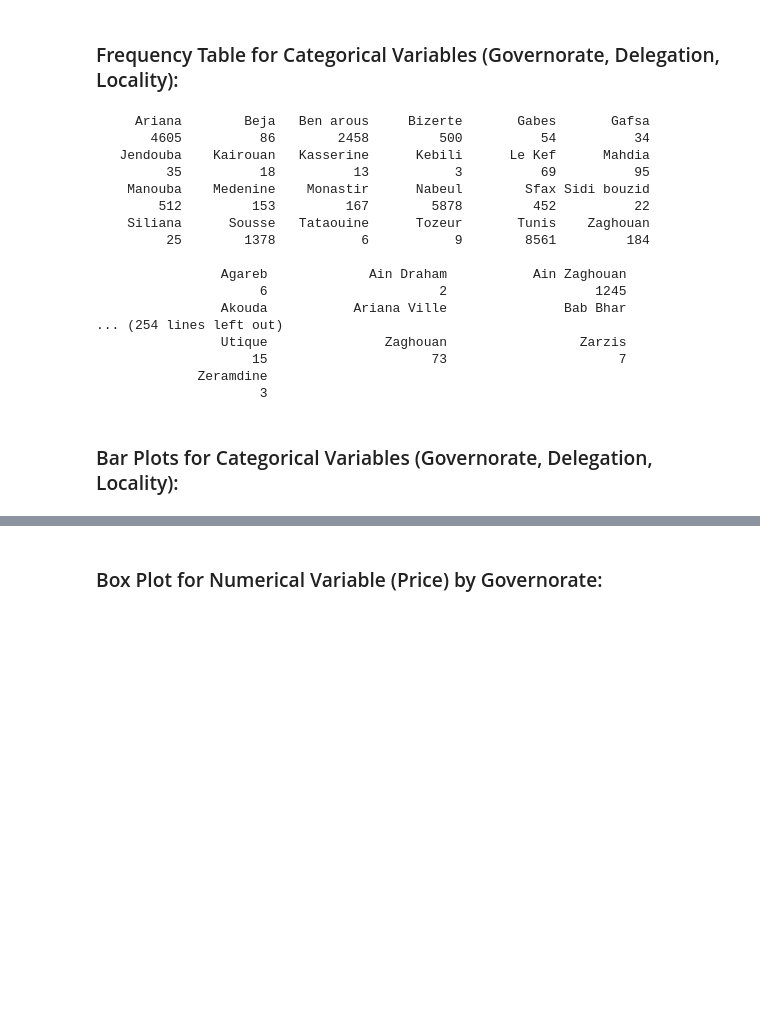
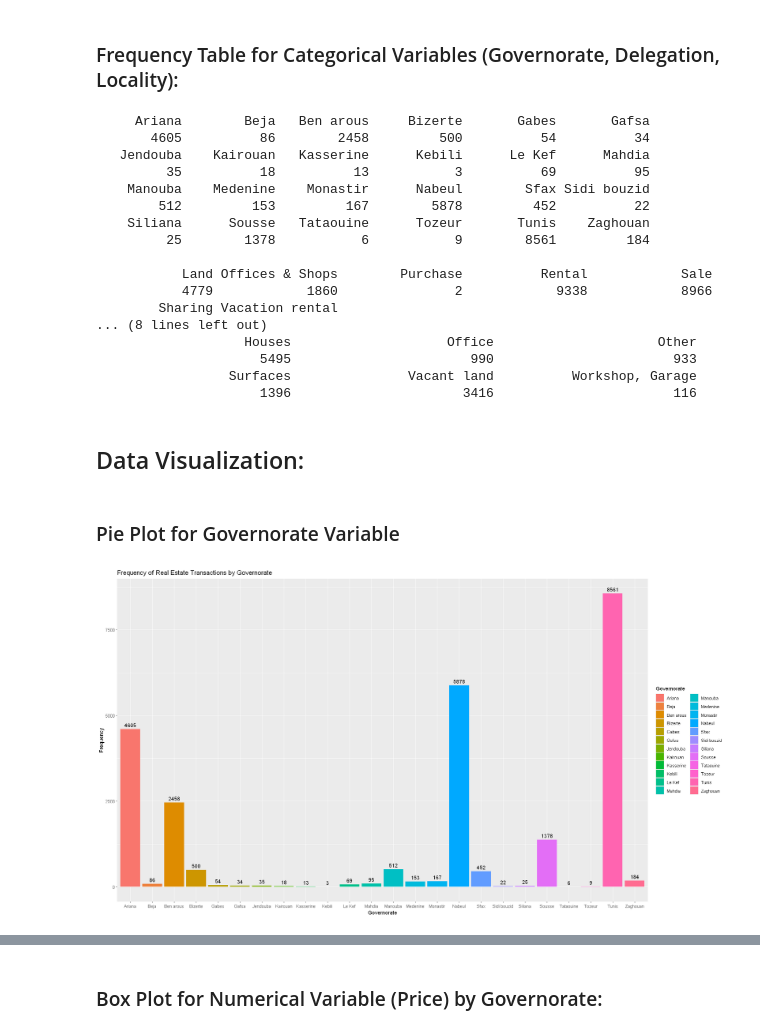
Before and after one commit to AzyzHm/Tunisia-Real-Estate-Analysis, a Jupyter notebook: Tunisia_real_estate_Analysis.ipynb, the cells around one changed output, grey strips where cells are left out. Saved outputs shown, nothing was run; the diff lists cells and outputs as text; code cells hidden in the pictures; blank space fills up the shorter version.

```diff
--- a/Tunisia_real_estate_Analysis.ipynb
+++ b/Tunisia_real_estate_Analysis.ipynb
@@ -109,13 +112,13 @@ summary(data$Price)
 table_governorate <- table(data$Governorate)
 print(table_governorate)
 
-# Frequency table for Delegation
-table_delegation <- table(data$Delegation)
-print(table_delegation)
+# Frequency table for Nature
+table_nature <- table(data$Nature)
+print(table_nature)
 
 # Frequency table for Locality
-table_locality <- table(data$Locality)
-print(table_locality)
+table_type_of_real_estate <- table(data$Type.of.Real.Estate)
+print(table_type_of_real_estate)
 # %% [output]
      Ariana        Beja   Ben arous     Bizerte       Gabes       Gafsa
        4605          86        2458         500          54          34
@@ -126,13 +129,11 @@ print(table_locality)
     Siliana      Sousse   Tataouine      Tozeur       Tunis    Zaghouan
          25        1378           6           9        8561         184
 
-                Agareb             Ain Draham           Ain Zaghouan
-                     6                      2                   1245
-                Akouda           Ariana Ville               Bab Bhar
-... (254 lines left out)
-                Utique               Zaghouan                 Zarzis
-                    15                     73                      7
-             Zeramdine
-                     3
+           Land Offices & Shops        Purchase          Rental            Sale
+           4779            1860               2            9338            8966
+        Sharing Vacation rental
+... (8 lines left out)
+                   Houses                    Office                     Other
+                     5495                       990                       933
+                 Surfaces               Vacant land          Workshop, Garage
+                     1396                      3416                       116
-# %% [markdown]
-### Bar Plots for Categorical Variables (Governorate, Delegation, Locality):
@@ -172,0 +140,23 @@ ggsave("plots/bar_plot_locality.png", plot_locality, width = 10, height = 6)
+# %% [markdown]
+## Data Visualization:
+# %% [markdown]
+### Pie Plot for Governorate Variable
+# %%
+# Set the default size of plots
+options(repr.plot.width=18, repr.plot.height=10)
+
+# Bar plot for Governorate
+plot_governorate <- ggplot(data, aes(x = Governorate, y = after_stat(count), fill = Governorate)) +
+  geom_bar(stat = "count", width = 0.9) +
+  geom_text(stat = 'count', aes(label = ..count..), vjust = -0.5) +
+  theme(axis.text.x = element_text(hjust = 0.5)) +
+  ggtitle("Frequency of Real Estate Transactions by Governorate") +
+  xlab("Governorate") +
+  ylab("Frequency")
+
+plot_governorate
+
+# Save the pie chart for Governorate as an image
+ggsave("plots/Frequency of Real Estate Transactions by Governorate.png", plot_governorate, width = 18, height = 10)
+# %% [output]
+[figure, added]
```
Also changed, not shown: parts of 19 cells of this notebook, 5 other files.
